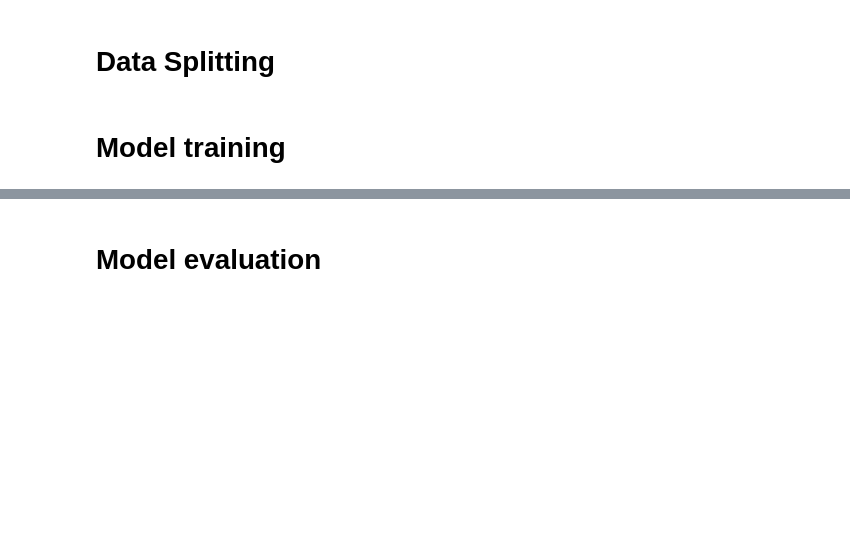
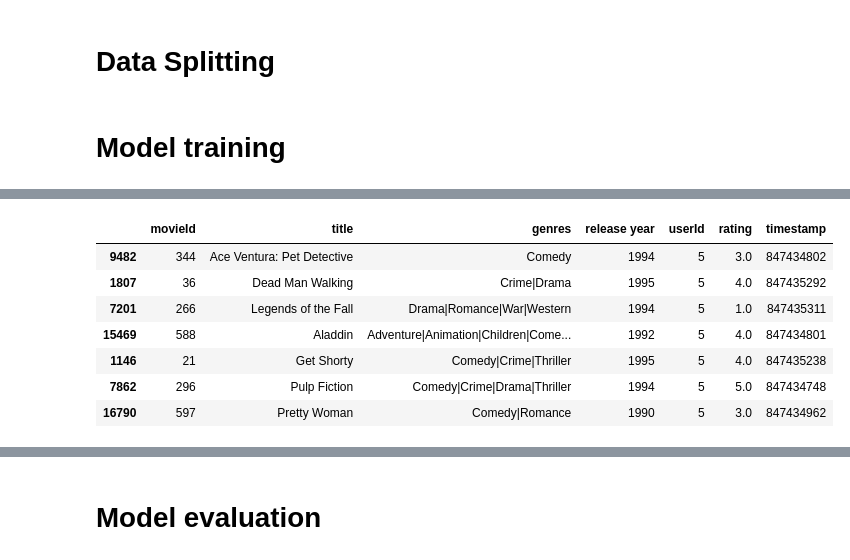
Before and after one commit to NaydelMuscat/com.mcast.project.NaydelMuscat, a Jupyter notebook: src/05_ML_Pipeline.ipynb, the cells around one changed output, grey strips where cells are left out. Cells and saved outputs as stored; diff of their text form; code cells hidden in the pictures; blank space fills up the shorter version.

```diff
--- a/src/05_ML_Pipeline.ipynb
+++ b/src/05_ML_Pipeline.ipynb
@@ -574,14 +510,10 @@ top_movies = sort_rating.index.tolist()
 # Recommend the top-rated movies to the user
 print("Top 10 recommended Movies:")
 for title in sort_rating.head(10).index:
- for ratings in sort_rating.head(1):
-  print(f"{title}: {ratings}")
+ for rating in sort_rating.head(1):
+  print(f"{title}: {rating}")
 
 # Predict ratings for the testing set
 test1['predicted_rating'] = test1['movieId'].apply(lambda x: 5 if x in top_movies[:10] else 3)
-
-# Compute the evaluation metrics
-test_ratings = test1['rating']
-predicted_ratings = test1['predicted_rating']
 # %% [output]
 Top 10 recommended Movies:
@@ -597,0 +530,9 @@ Eddie Murphy Raw: 5.0
+# %%
+userid = 5
+# Watched movies by the user
+watched_movies = train_ratings[train_ratings['userId'] == userid]['movieId']
+# %%
+# Movies that has not been watched by the user
+test_new_movies = test_ratings[test_ratings['userId'] == userid]
+unwatched_movies = test_new_movies['movieId'].isin(watched_movies).apply(lambda x: not x)
+test_new_movies = test_new_movies[unwatched_movies]
@@ -597,0 +637,8 @@ Eddie Murphy Raw: 5.0
+# %%
+test_new_movies = test_new_movies[test_new_movies['userId'] == userid]  # ratings for the user in the test set
+predicted_ratings_new_movies = []
+for movieid in test_new_movies['movieId']:
+    print(movieid) # Add this line to check movie_id value
+    predicted_rating = predict_rating(userid=userid, movieid=movieid)
+
+    predicted_ratings_new_movies.append(predicted_rating)
@@ -597,0 +664,11 @@ Eddie Murphy Raw: 5.0
+# %%
+test_new_movies
+# %% [output]
+|  | movieId | title | genres | release year | userId | rating | timestamp |
+| 9482 | 344 | Ace Ventura: Pet Detective | Comedy | 1994 | 5 | 3.0 | 847434802 |
+| 1807 | 36 | Dead Man Walking | Crime|Drama | 1995 | 5 | 4.0 | 847435292 |
+| 7201 | 266 | Legends of the Fall | Drama|Romance|War|Western | 1994 | 5 | 1.0 | 847435311 |
+| 15469 | 588 | Aladdin | Adventure|Animation|Children|Come... | 1992 | 5 | 4.0 | 847434801 |
+| 1146 | 21 | Get Shorty | Comedy|Crime|Thriller | 1995 | 5 | 4.0 | 847435238 |
+| 7862 | 296 | Pulp Fiction | Comedy|Crime|Drama|Thriller | 1994 | 5 | 5.0 | 847434748 |
+| 16790 | 597 | Pretty Woman | Comedy|Romance | 1990 | 5 | 3.0 | 847434962 |
```
Also changed, not shown: parts of 27 cells of this notebook.
